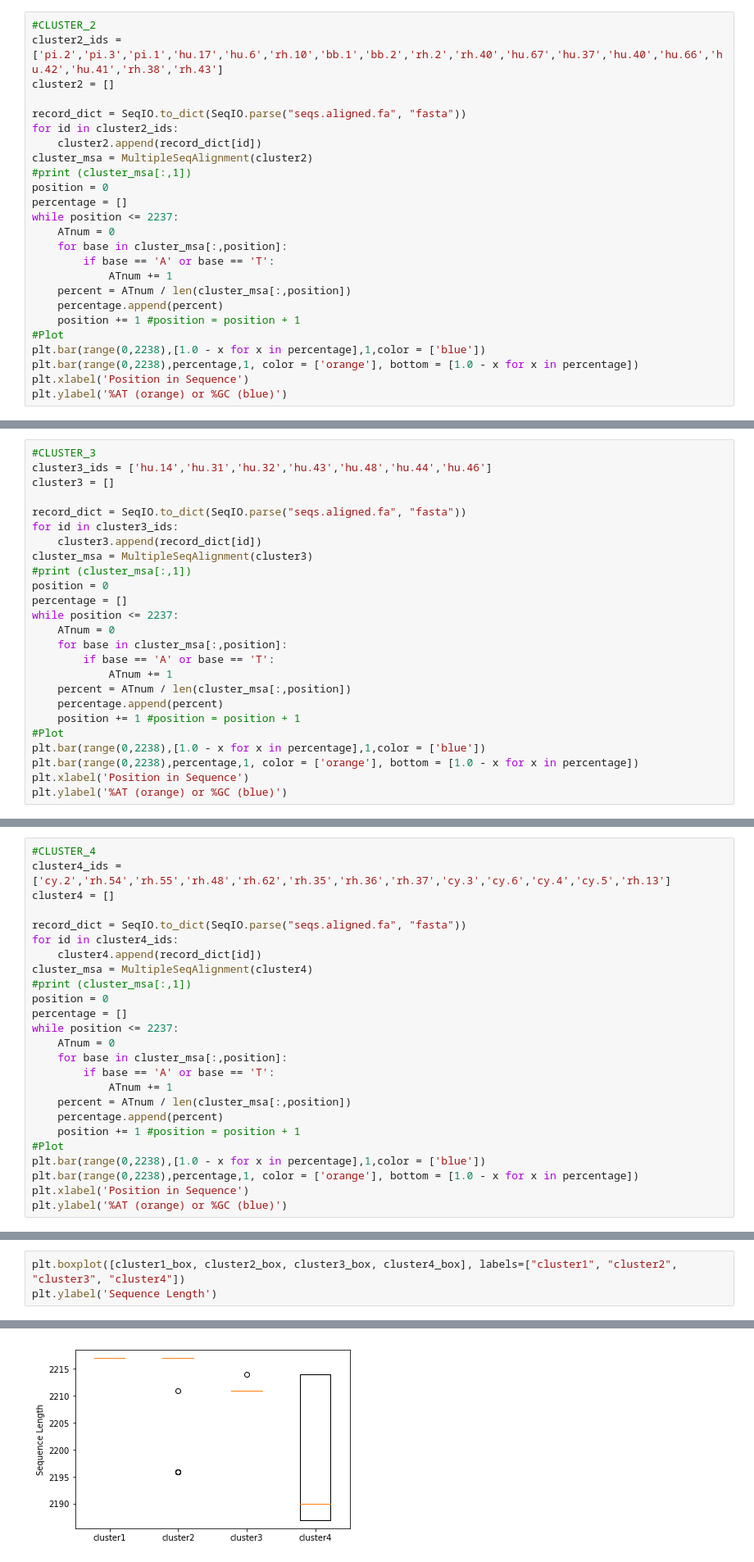
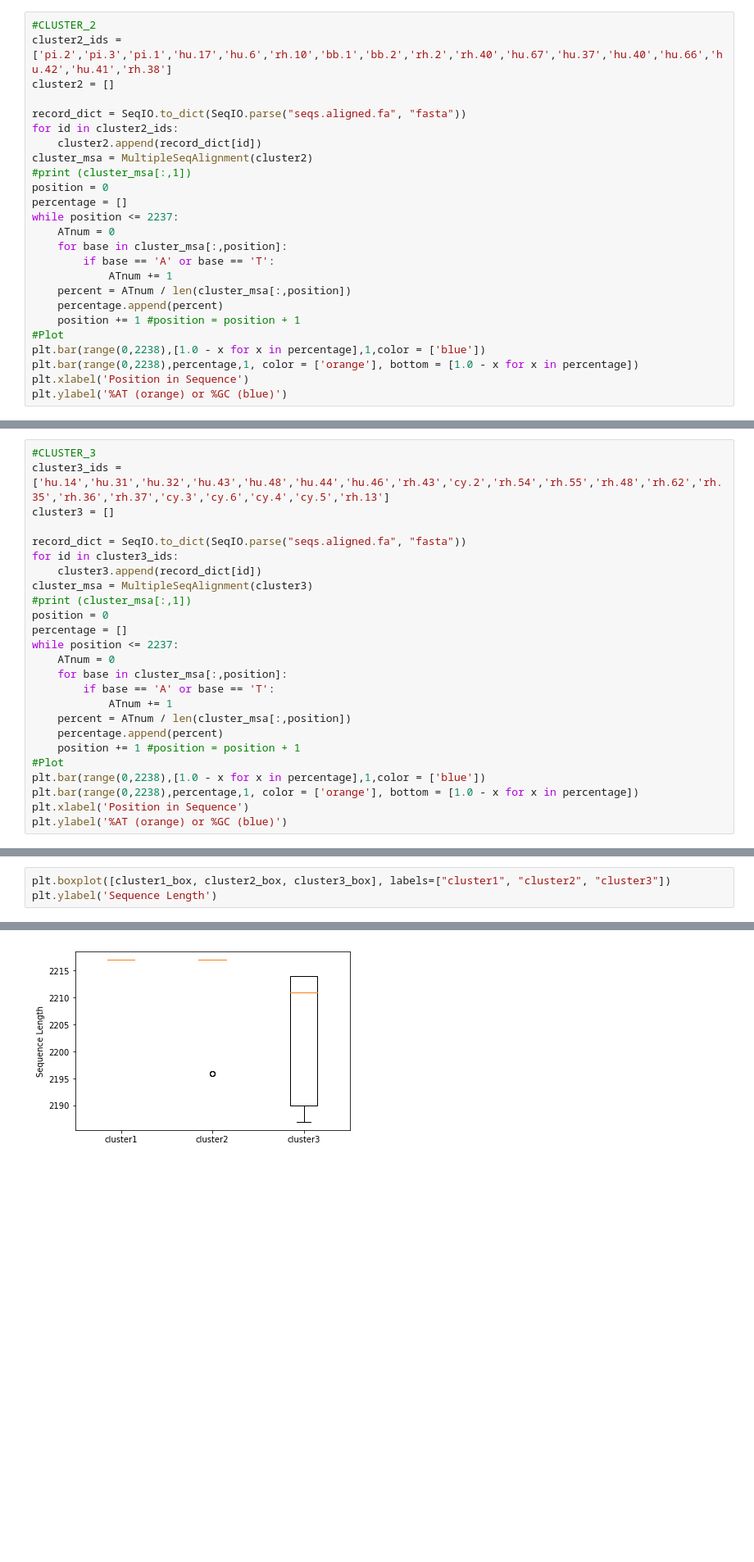
Before and after one commit to naserabd/bioe131lab2, a Jupyter notebook: Lab_2.ipynb, the cells around one changed output, grey strips where cells are left out. Shown at 82% size. Cells and saved outputs as stored; diff of their text form; blank space fills up the shorter version.

```diff
--- a/Lab_2.ipynb
+++ b/Lab_2.ipynb
@@ -99,7 +95,7 @@ Text(0,0.5,'%AT (orange) or %GC (blue)')
 [figure]
 # %%
 #CLUSTER_2
-cluster2_ids = ['pi.2','pi.3','pi.1','hu.17','hu.6','rh.10','bb.1','bb.2','rh.2','rh.40','hu.67','hu.37','hu.40','hu.66','hu.42','hu.41','rh.38','rh.43']
+cluster2_ids = ['pi.2','pi.3','pi.1','hu.17','hu.6','rh.10','bb.1','bb.2','rh.2','rh.40','hu.67','hu.37','hu.40','hu.66','hu.42','hu.41','rh.38']
 cluster2 = []
 
 record_dict = SeqIO.to_dict(SeqIO.parse("seqs.aligned.fa", "fasta"))
@@ -128,6 +124,6 @@ Text(0,0.5,'%AT (orange) or %GC (blue)')
 # %%
 #CLUSTER_3
-cluster3_ids = ['hu.14','hu.31','hu.32','hu.43','hu.48','hu.44','hu.46']
+cluster3_ids = ['hu.14','hu.31','hu.32','hu.43','hu.48','hu.44','hu.46','rh.43','cy.2','rh.54','rh.55','rh.48','rh.62','rh.35','rh.36','rh.37','cy.3','cy.6','cy.4','cy.5','rh.13']
 cluster3 = []
 
 record_dict = SeqIO.to_dict(SeqIO.parse("seqs.aligned.fa", "fasta"))
@@ -156,25 +151,0 @@ Text(0,0.5,'%AT (orange) or %GC (blue)')
-# %%
-#CLUSTER_4
-cluster4_ids = ['cy.2','rh.54','rh.55','rh.48','rh.62','rh.35','rh.36','rh.37','cy.3','cy.6','cy.4','cy.5','rh.13']
-cluster4 = []
-
-record_dict = SeqIO.to_dict(SeqIO.parse("seqs.aligned.fa", "fasta"))
-for id in cluster4_ids:
-    cluster4.append(record_dict[id])
-cluster_msa = MultipleSeqAlignment(cluster4)
-#print (cluster_msa[:,1])
-position = 0
-percentage = []
-while position <= 2237:
-    ATnum = 0
-    for base in cluster_msa[:,position]:
-        if base == 'A' or base == 'T':
-            ATnum += 1
-    percent = ATnum / len(cluster_msa[:,position])
-    percentage.append(percent)
-    position += 1 #position = position + 1
-#Plot
-plt.bar(range(0,2238),[1.0 - x for x in percentage],1,color = ['blue'])
-plt.bar(range(0,2238),percentage,1, color = ['orange'], bottom = [1.0 - x for x in percentage])
-plt.xlabel('Position in Sequence')
-plt.ylabel('%AT (orange) or %GC (blue)')
@@ -208,6 +170,6 @@ for id in cluster4_ids:
 # %%
-plt.boxplot([cluster1_box, cluster2_box, cluster3_box, cluster4_box], labels=["cluster1", "cluster2", "cluster3", "cluster4"])
+plt.boxplot([cluster1_box, cluster2_box, cluster3_box], labels=["cluster1", "cluster2", "cluster3"])
 plt.ylabel('Sequence Length')
 # %% [output]
 Text(0,0.5,'Sequence Length')
-[figure, old version]
+[figure, new version]
```
Also changed, not shown: parts of 6 cells of this notebook, 1 other file.
